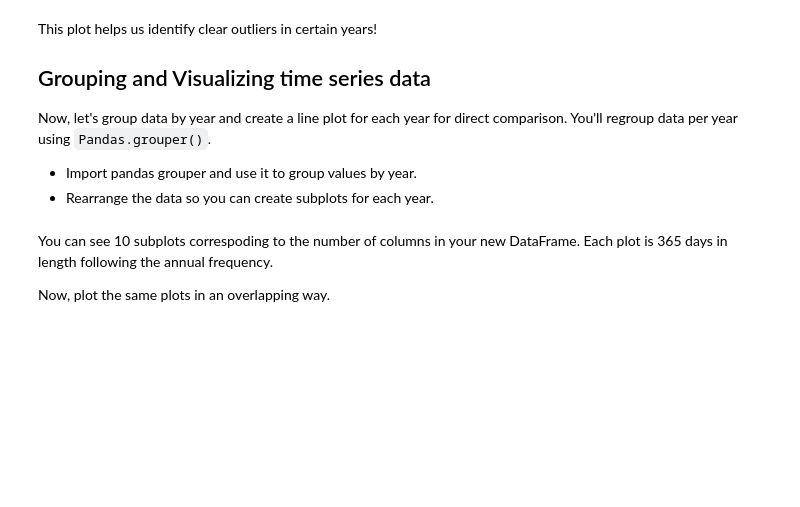
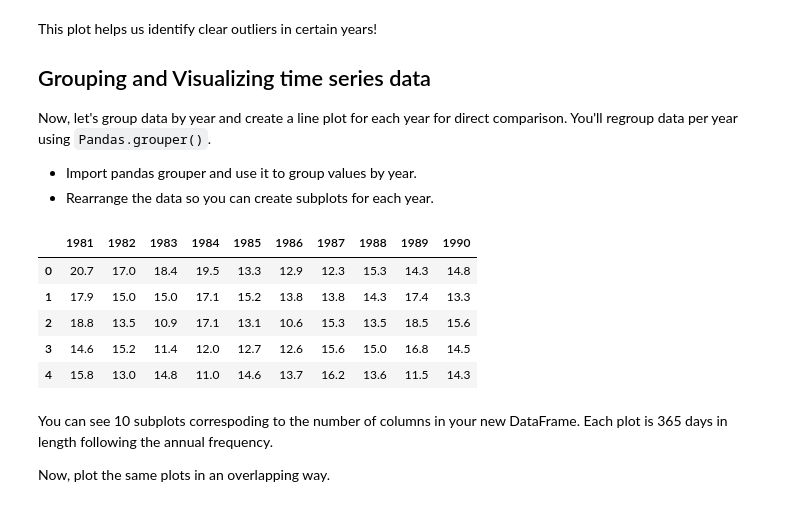
Before and after one commit to vaeb80/dsc-3-25-04-visualizing-time-series-data-lab-nyc-career-ds-102218, a Jupyter notebook: index.ipynb, the cells around one changed output. Saved outputs shown, nothing was run; the diff lists cells and outputs as text; code cells hidden in the pictures; blank space fills up the shorter version.

```diff
--- a/index.ipynb
+++ b/index.ipynb
@@ -93,6 +93,15 @@ year_groups = df.groupby(pd.Grouper(freq ='A'))
 temp_annual = pd.DataFrame()
 for yr, group in year_groups:
     temp_annual[yr.year] = group.values.ravel()
+# %%
+temp_annual.head()
+# %% [output]
+|  | 1981 | 1982 | 1983 | 1984 | 1985 | 1986 | 1987 | 1988 | 1989 | 1990 |
+| 0 | 20.7 | 17.0 | 18.4 | 19.5 | 13.3 | 12.9 | 12.3 | 15.3 | 14.3 | 14.8 |
+| 1 | 17.9 | 15.0 | 15.0 | 17.1 | 15.2 | 13.8 | 13.8 | 14.3 | 17.4 | 13.3 |
+| 2 | 18.8 | 13.5 | 10.9 | 17.1 | 13.1 | 10.6 | 15.3 | 13.5 | 18.5 | 15.6 |
+| 3 | 14.6 | 15.2 | 11.4 | 12.0 | 12.7 | 12.6 | 15.6 | 15.0 | 16.8 | 14.5 |
+| 4 | 15.8 | 13.0 | 14.8 | 11.0 | 14.6 | 13.7 | 16.2 | 13.6 | 11.5 | 14.3 |
 # %%
 # Plot the yearly groups as subplots
 temp_annual.plot(figsize = (22,15), subplots=True, legend=True)
```
